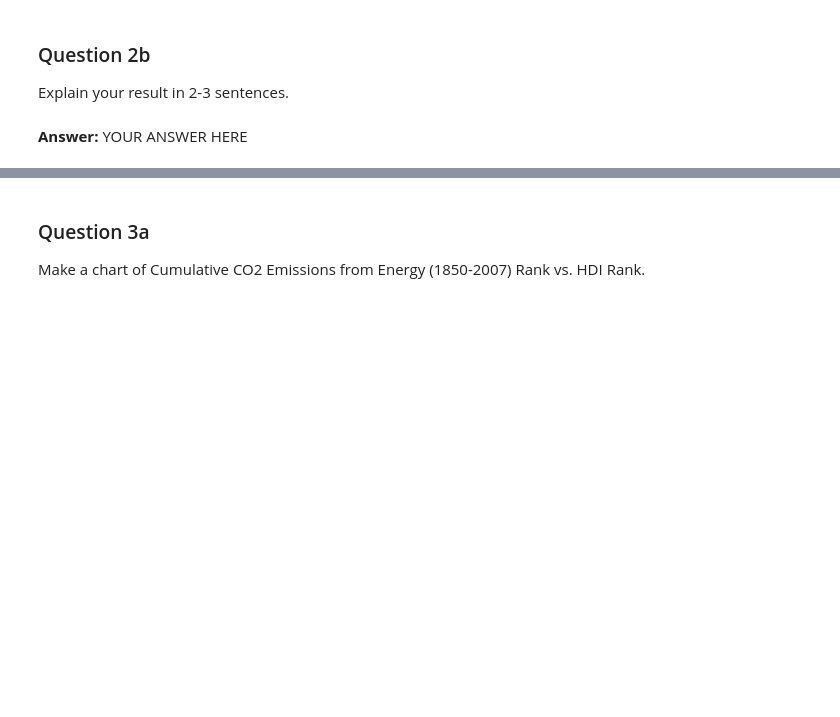
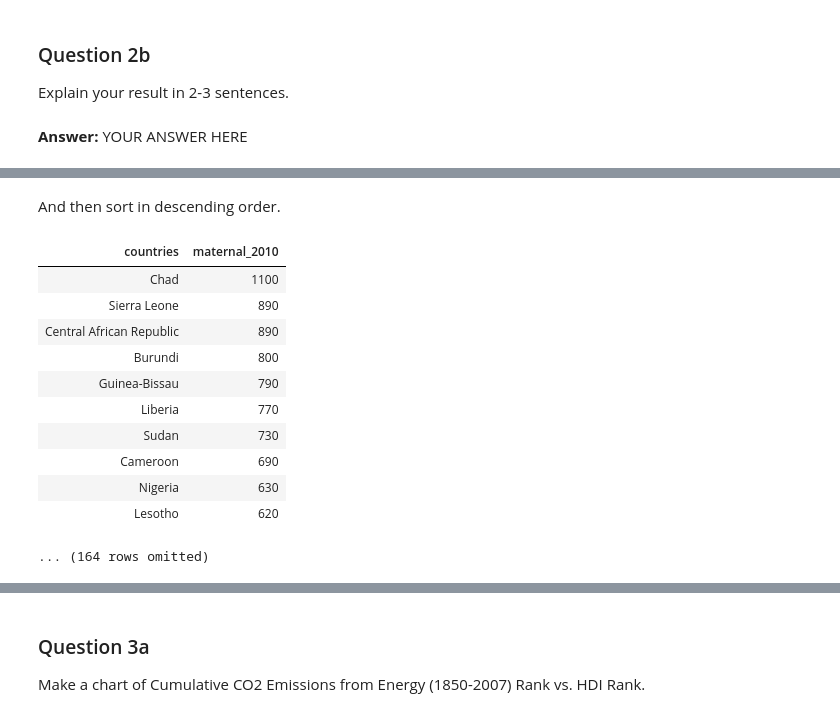
Before and after one commit to ds-modules/E-157AC, a Jupyter notebook: ProblemSet3/Problem Set 3.ipynb, the cells around one changed output, grey strips where cells are left out. Drawn from its saved outputs; the diff is of its cells as text; code cells hidden in the pictures; blank space fills up the shorter version.

```diff
--- a/ProblemSet3/Problem Set 3.ipynb
+++ b/ProblemSet3/Problem Set 3.ipynb
@@ -234,0 +281,2 @@ Often
+# %%
+country_names, maternal_values = clean(problem_set.column("countries"), problem_set.column("maternal_2010"))
@@ -234,0 +285,20 @@ Often
+# %%
+maternal_tbl_clean = Table().with_columns(["countries", country_names,
+                      "maternal_2010", maternal_values])
+# %% [markdown]
+And then sort in descending order.
+# %%
+maternal_tbl_clean.sort("maternal_2010", descending=True)
+# %% [output]
+| countries | maternal_2010 |
+| Chad | 1100 |
+| Sierra Leone | 890 |
+| Central African Republic | 890 |
+| Burundi | 800 |
+| Guinea-Bissau | 790 |
+| Liberia | 770 |
+| Sudan | 730 |
+| Cameroon | 690 |
+| Nigeria | 630 |
+| Lesotho | 620 |
+... (164 rows omitted)
```
Also changed, not shown: parts of 12 cells of this notebook.
